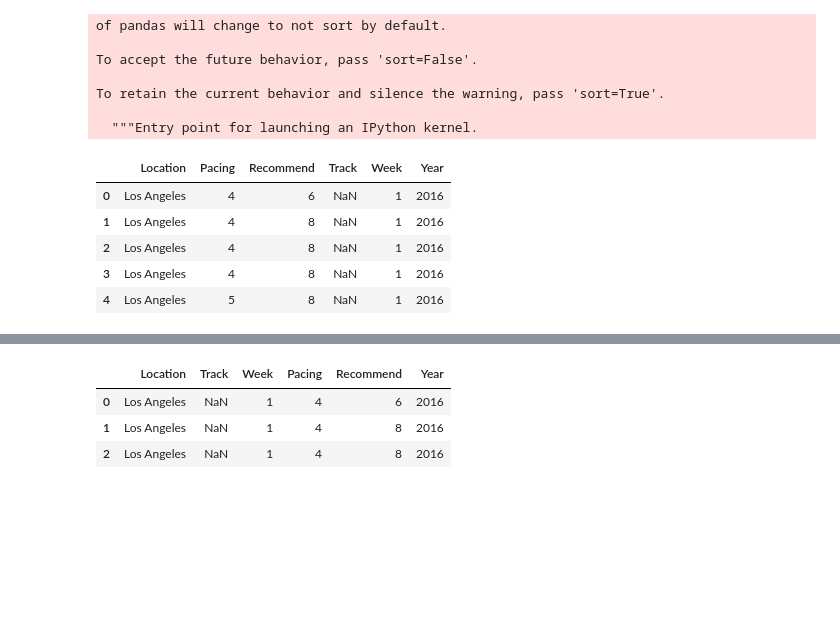
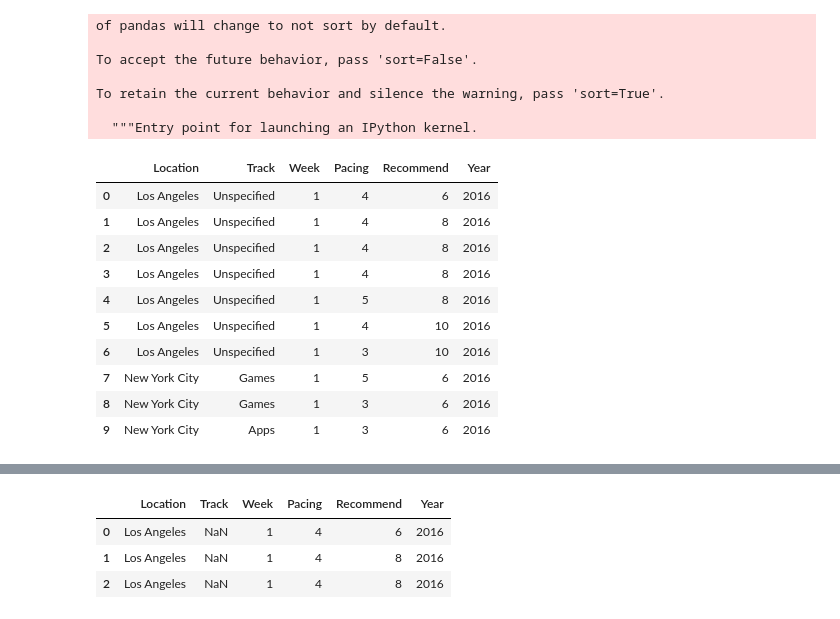
Before and after one commit to Sukhrobjon/DS-1.1, a Jupyter notebook: summer_academy_NPS/second_data_2016.ipynb, the cells around one changed output, grey strips where cells are left out. Drawn from its saved outputs; the diff is of its cells as text; code cells hidden in the pictures; blank space fills up the shorter version.

```diff
--- a/summer_academy_NPS/second_data_2016.ipynb
+++ b/summer_academy_NPS/second_data_2016.ipynb
@@ -530,11 +536,16 @@ To retain the current behavior and silence the warning, pass 'sort=True'.
 
   """Entry point for launching an IPython kernel.
 # %%
-dataset_final.head()
+dataset_final.head(10)
 # %% [output]
-|  | Location | Pacing | Recommend | Track | Week | Year |
-| 0 | Los Angeles | 4 | 6 | NaN | 1 | 2016 |
-| 1 | Los Angeles | 4 | 8 | NaN | 1 | 2016 |
-| 2 | Los Angeles | 4 | 8 | NaN | 1 | 2016 |
-| 3 | Los Angeles | 4 | 8 | NaN | 1 | 2016 |
-| 4 | Los Angeles | 5 | 8 | NaN | 1 | 2016 |
+|  | Location | Track | Week | Pacing | Recommend | Year |
+| 0 | Los Angeles | Unspecified | 1 | 4 | 6 | 2016 |
+| 1 | Los Angeles | Unspecified | 1 | 4 | 8 | 2016 |
+| 2 | Los Angeles | Unspecified | 1 | 4 | 8 | 2016 |
+| 3 | Los Angeles | Unspecified | 1 | 4 | 8 | 2016 |
+| 4 | Los Angeles | Unspecified | 1 | 5 | 8 | 2016 |
+| 5 | Los Angeles | Unspecified | 1 | 4 | 10 | 2016 |
+| 6 | Los Angeles | Unspecified | 1 | 3 | 10 | 2016 |
+| 7 | New York City | Games | 1 | 5 | 6 | 2016 |
+| 8 | New York City | Games | 1 | 3 | 6 | 2016 |
+| 9 | New York City | Apps | 1 | 3 | 6 | 2016 |
```
Also changed, not shown: parts of 12 cells of this notebook.
